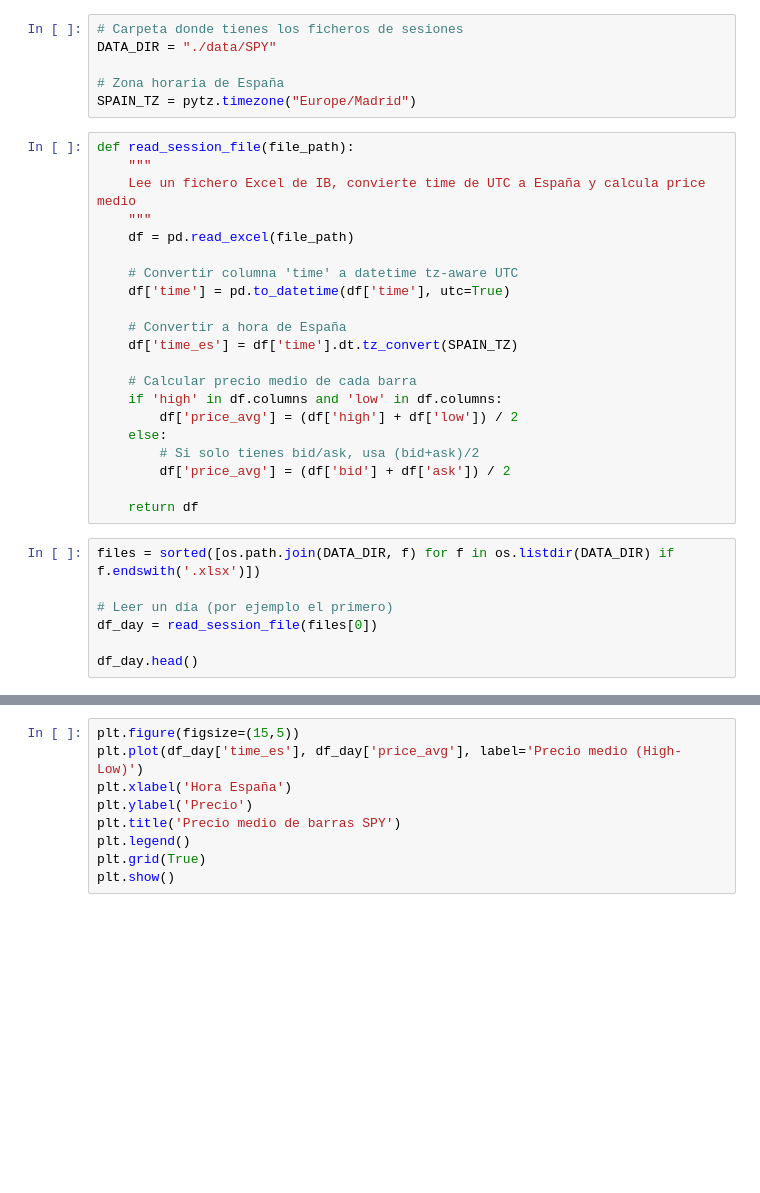
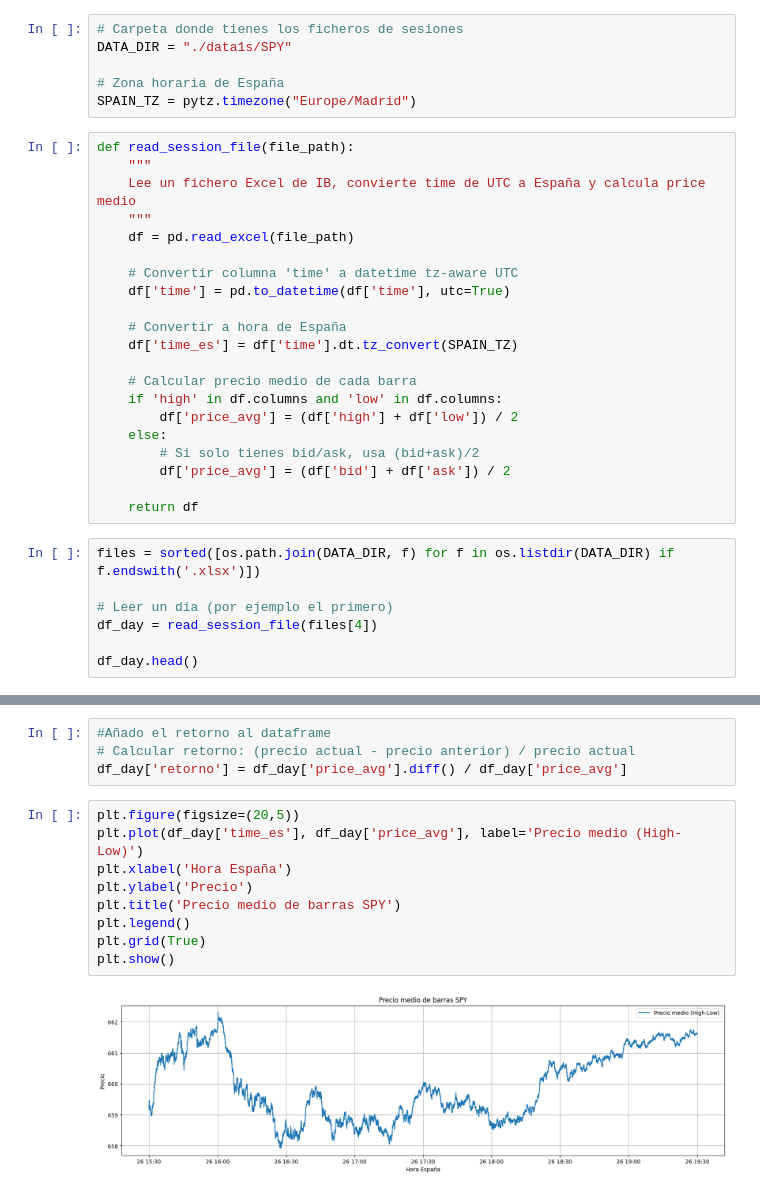
Before and after one commit to jmlopezsec/ScriptsBolsa, a Jupyter notebook: TickaTick/pythonProject/test_ficheros.ipynb, the cells around one changed output, grey strips where cells are left out. Cells and saved outputs as stored; diff of their text form; blank space fills up the shorter version.

```diff
--- a/TickaTick/pythonProject/test_ficheros.ipynb
+++ b/TickaTick/pythonProject/test_ficheros.ipynb
@@ -12,6 +10,6 @@ ModuleNotFoundError: No module named 'matplotlib'
 # %%
 # Carpeta donde tienes los ficheros de sesiones
-DATA_DIR = "./data/SPY"
+DATA_DIR = "./data1s/SPY"
 
 # Zona horaria de España
 SPAIN_TZ = pytz.timezone("Europe/Madrid")
@@ -40,6 +38,6 @@ def read_session_file(file_path):
 files = sorted([os.path.join(DATA_DIR, f) for f in os.listdir(DATA_DIR) if f.endswith('.xlsx')])
 
 # Leer un día (por ejemplo el primero)
-df_day = read_session_file(files[0])
+df_day = read_session_file(files[4])
 
 df_day.head()
@@ -46,9 +51,15 @@ df_day.head()
+# %%
+#Añado el retorno al dataframe
+# Calcular retorno: (precio actual - precio anterior) / precio actual
+df_day['retorno'] = df_day['price_avg'].diff() / df_day['price_avg']
 # %%
-plt.figure(figsize=(15,5))
+plt.figure(figsize=(20,5))
 plt.plot(df_day['time_es'], df_day['price_avg'], label='Precio medio (High-Low)')
 plt.xlabel('Hora España')
 plt.ylabel('Precio')
 plt.title('Precio medio de barras SPY')
 plt.legend()
 plt.grid(True)
 plt.show()
+# %% [output]
+[figure, added]
```
Also changed, not shown: parts of 5 cells of this notebook, 1 other file.
